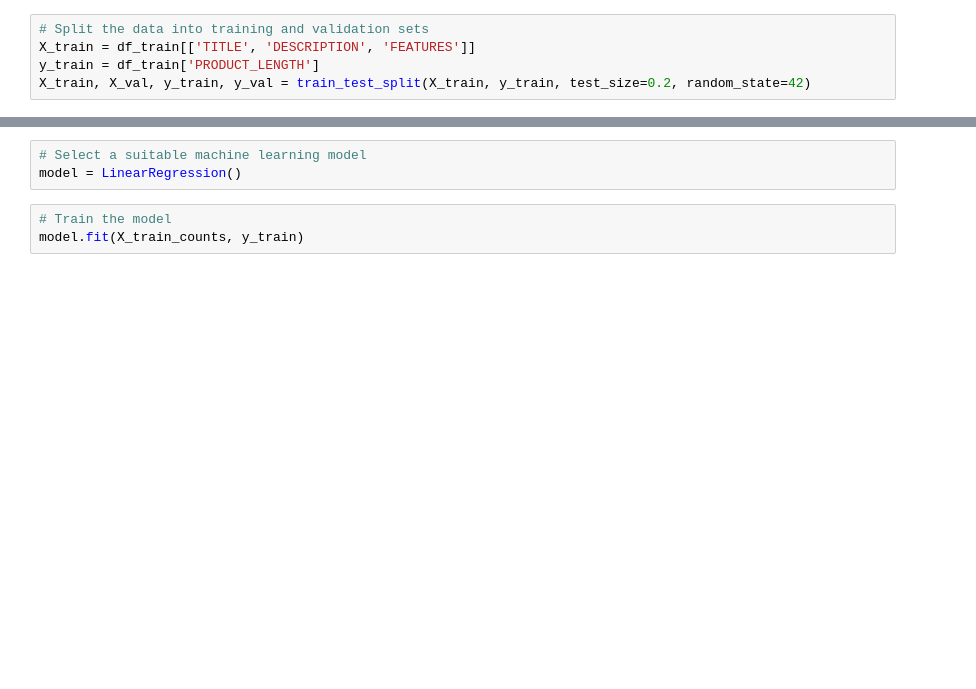
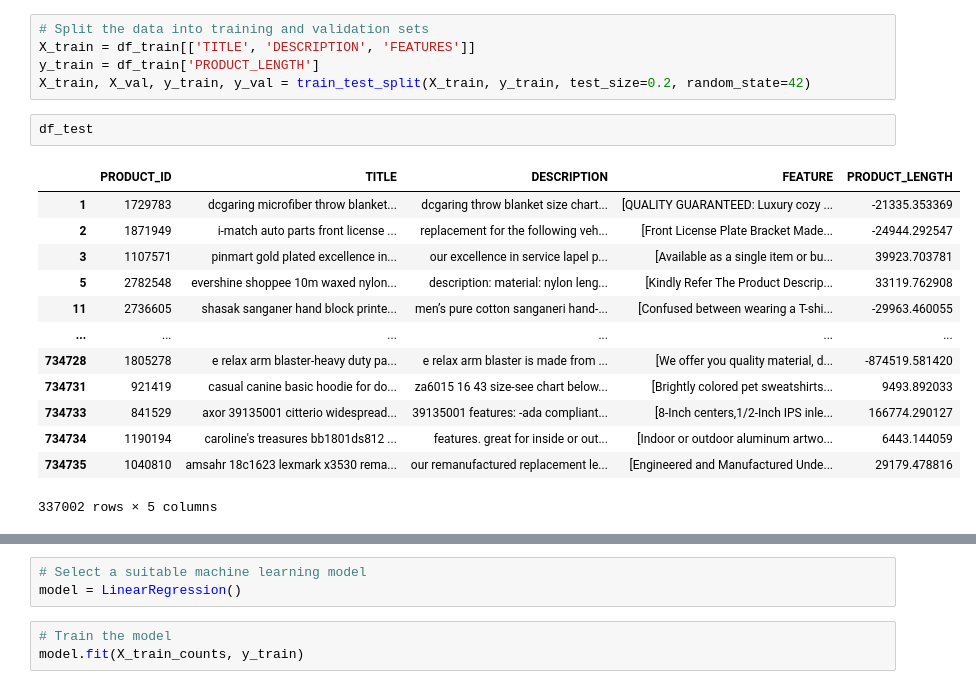
Before and after one commit to inceptionabhishek/ml-practice, a Jupyter notebook: newtest.ipynb, the cells around one changed output, grey strips where cells are left out. Saved outputs shown, nothing was run; the diff lists cells and outputs as text; blank space fills up the shorter version.

```diff
--- a/newtest.ipynb
+++ b/newtest.ipynb
@@ -354,3 +372,19 @@ df_test.fillna('', inplace=True)
 X_train = df_train[['TITLE', 'DESCRIPTION', 'FEATURES']]
 y_train = df_train['PRODUCT_LENGTH']
 X_train, X_val, y_train, y_val = train_test_split(X_train, y_train, test_size=0.2, random_state=42)
+# %%
+df_test
+# %% [output]
+|  | PRODUCT_ID | TITLE | DESCRIPTION | FEATURE | PRODUCT_LENGTH |
+| 1 | 1729783 | dcgaring microfiber throw blanket... | dcgaring throw blanket size chart... | [QUALITY GUARANTEED: Luxury cozy ... | -21335.353369 |
+| 2 | 1871949 | i-match auto parts front license ... | replacement for the following veh... | [Front License Plate Bracket Made... | -24944.292547 |
+| 3 | 1107571 | pinmart gold plated excellence in... | our excellence in service lapel p... | [Available as a single item or bu... | 39923.703781 |
+| 5 | 2782548 | evershine shoppee 10m waxed nylon... | description: material: nylon leng... | [Kindly Refer The Product Descrip... | 33119.762908 |
+| 11 | 2736605 | shasak sanganer hand block printe... | men’s pure cotton sanganeri hand-... | [Confused between wearing a T-shi... | -29963.460055 |
+| ... | ... | ... | ... | ... | ... |
+| 734728 | 1805278 | e relax arm blaster-heavy duty pa... | e relax arm blaster is made from ... | [We offer you quality material, d... | -874519.581420 |
+| 734731 | 921419 | casual canine basic hoodie for do... | za6015 16 43 size-see chart below... | [Brightly colored pet sweatshirts... | 9493.892033 |
+| 734733 | 841529 | axor 39135001 citterio widespread... | 39135001 features: -ada compliant... | [8-Inch centers,1/2-Inch IPS inle... | 166774.290127 |
+| 734734 | 1190194 | caroline's treasures bb1801ds812 ... | features. great for inside or out... | [Indoor or outdoor aluminum artwo... | 6443.144059 |
+| 734735 | 1040810 | amsahr 18c1623 lexmark x3530 rema... | our remanufactured replacement le... | [Engineered and Manufactured Unde... | 29179.478816 |
+337002 rows × 5 columns
```
Also changed, not shown: parts of 4 cells of this notebook, 1 other file.
